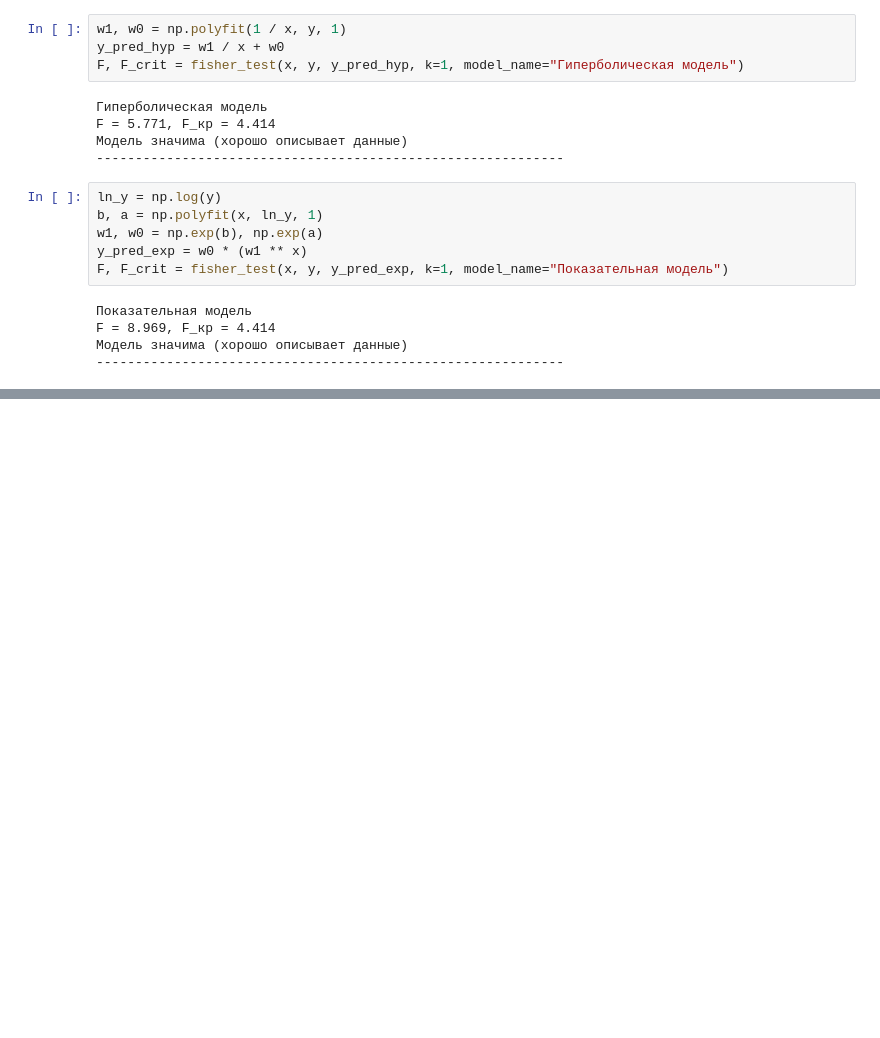
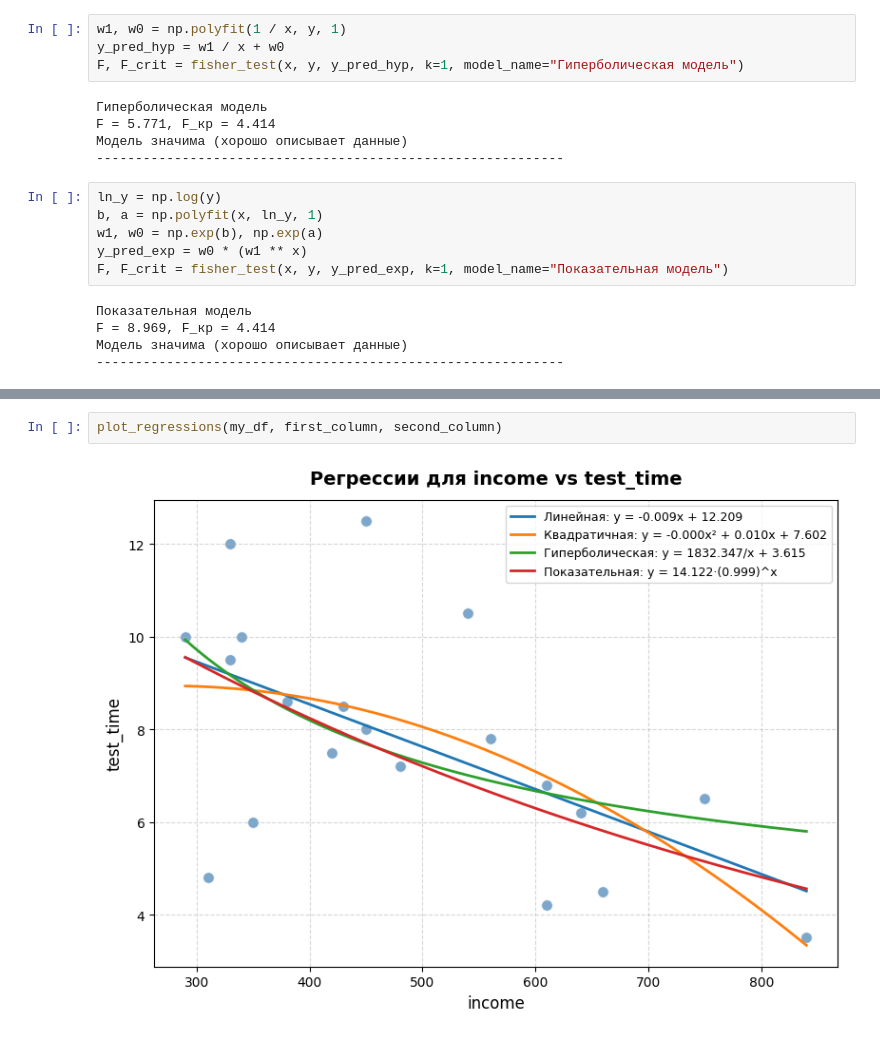
Before and after one commit to poluzerovT/oiad-3-2025, a Jupyter notebook: Blagodarniy/lab2.ipynb, the cells around one changed output, grey strips where cells are left out. Saved outputs shown, nothing was run; the diff lists cells and outputs as text; blank space fills up the shorter version.

Commit message:
add plots lab2

```diff
--- a/Blagodarniy/lab2.ipynb
+++ b/Blagodarniy/lab2.ipynb
@@ -474,0 +533,4 @@ F = 8.969, F_кр = 4.414
+# %%
+plot_regressions(my_df, first_column, second_column)
+# %% [output]
+[figure, added]
```
Also changed, not shown: parts of 3 cells of this notebook.
